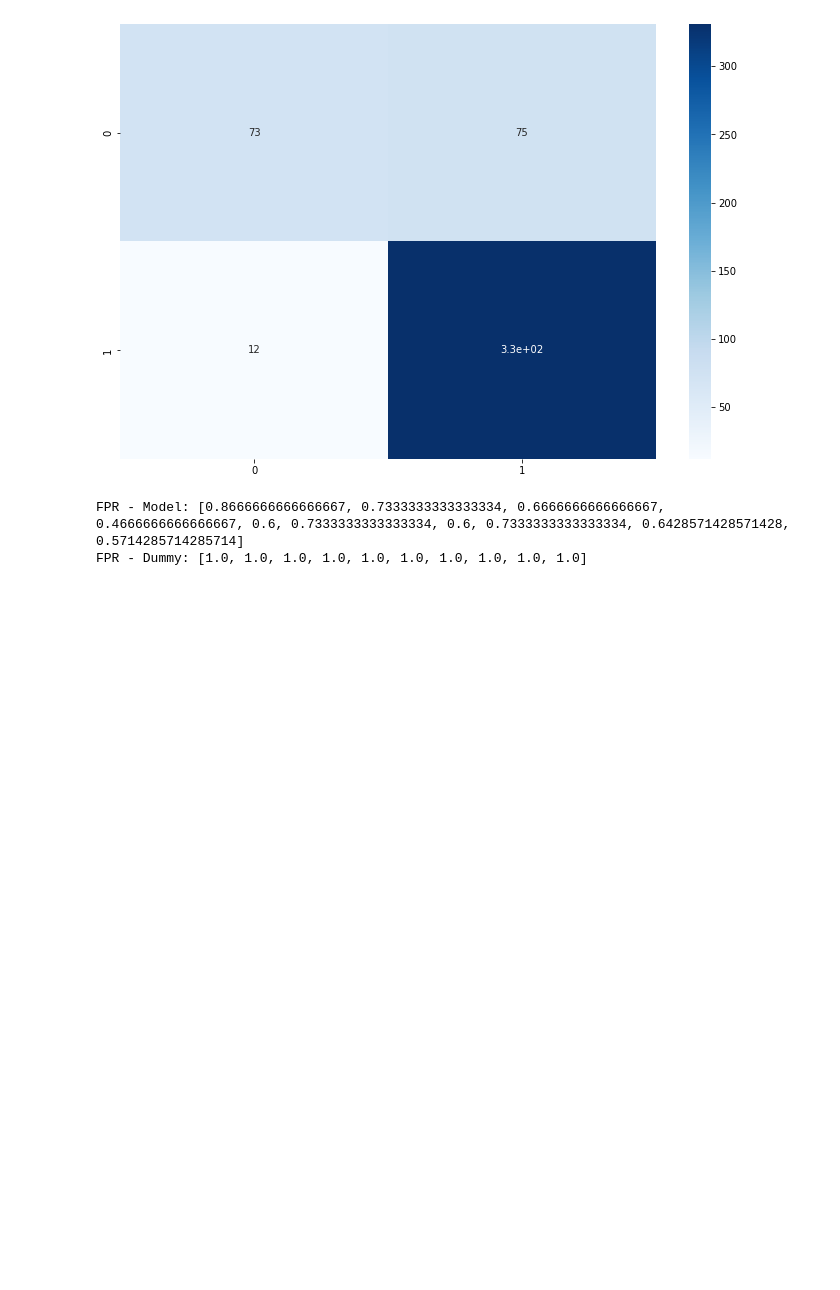
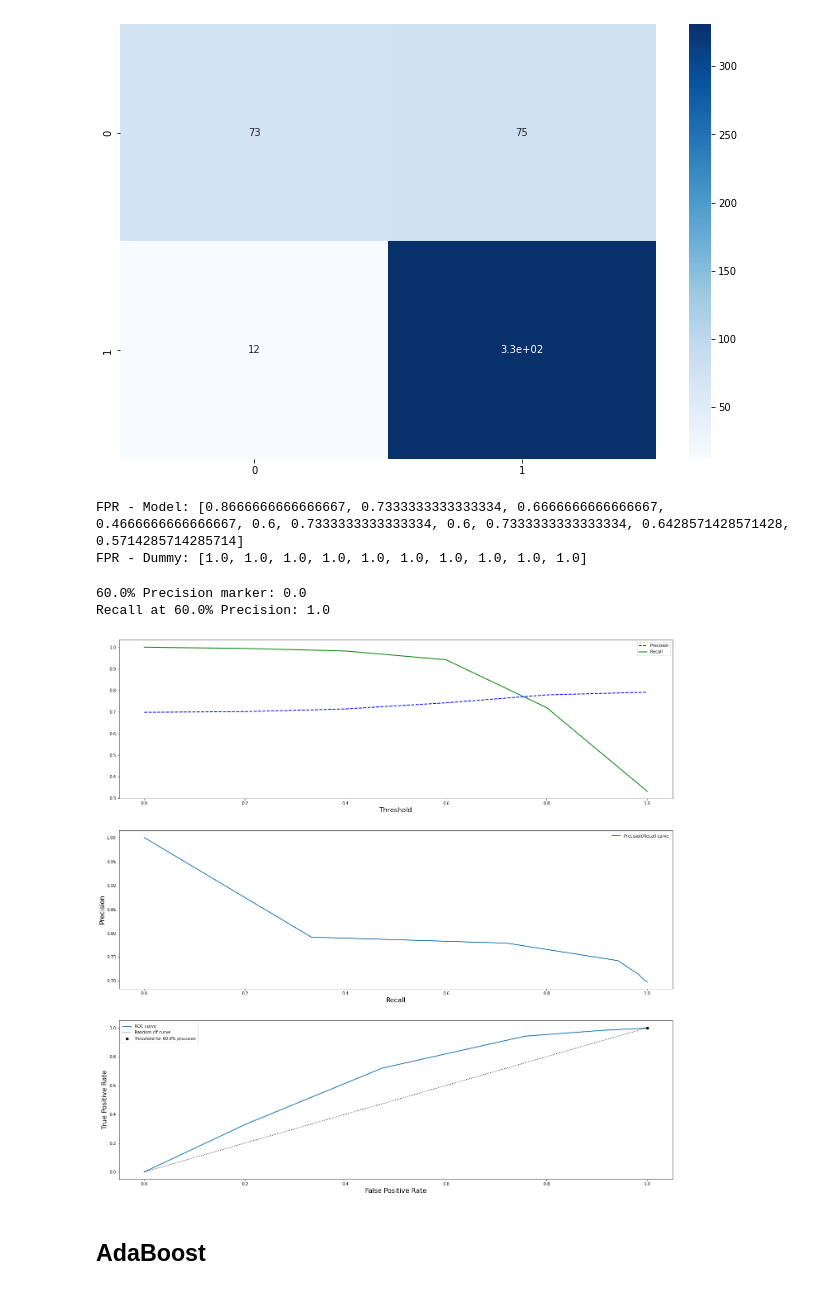
Before and after one commit to CharlesPizza/HomeLoan, a Jupyter notebook: Walkthrough.ipynb, the cells around one changed output. Saved outputs shown, nothing was run; the diff lists cells and outputs as text; code cells hidden in the pictures; blank space fills up the shorter version.

```diff
--- a/Walkthrough.ipynb
+++ b/Walkthrough.ipynb
@@ -471,3 +473,11 @@ false_pos_rate(knn_clf, X_train_prep, y_train_prep, cv=10)
 # %% [output]
 FPR - Model: [0.8666666666666667, 0.7333333333333334, 0.6666666666666667, 0.4666666666666667, 0.6, 0.7333333333333334, 0.6, 0.7333333333333334, 0.6428571428571428, 0.5714285714285714]
 FPR - Dummy: [1.0, 1.0, 1.0, 1.0, 1.0, 1.0, 1.0, 1.0, 1.0, 1.0]
+# %%
+threshold_eval(knn_clf, X_train_prep, y_train_prep, cv=3, method='predict_proba', threshold=0.6)
+# %% [output]
+60.0% Precision marker: 0.0
+Recall at 60.0% Precision: 1.0
+[figure, added]
+# %% [markdown]
+## AdaBoost
```
Also changed, not shown: parts of 33 cells of this notebook, 3 other files.
